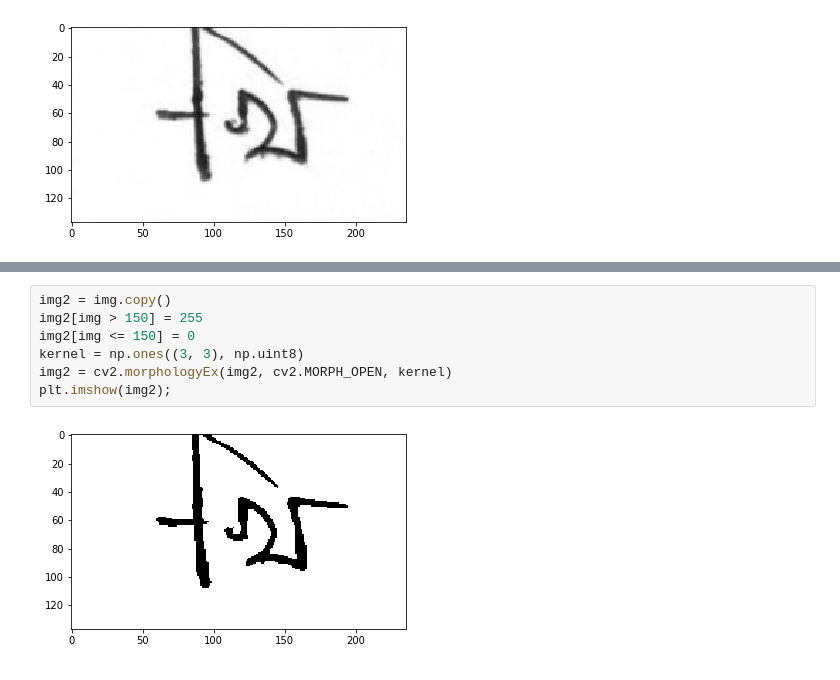
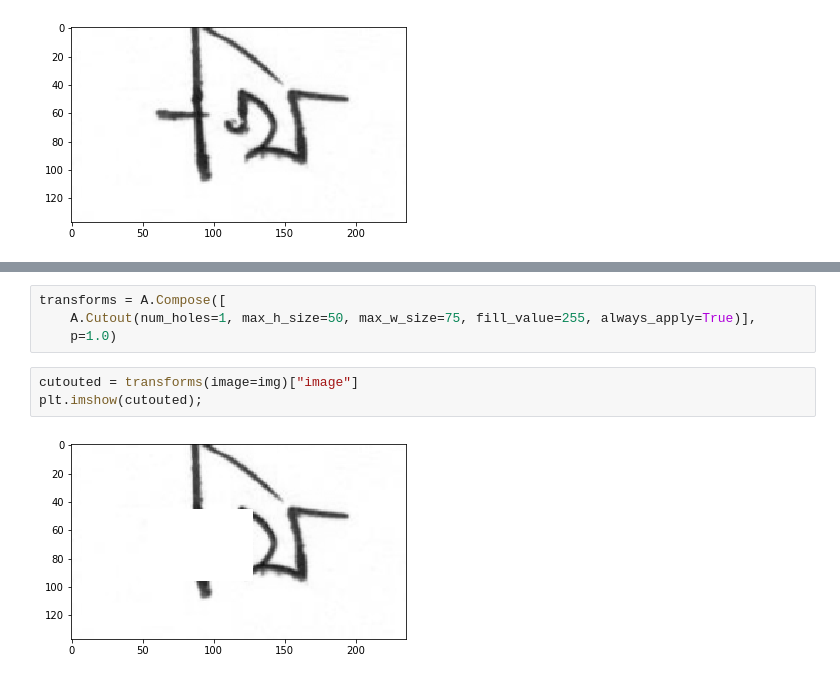
Before and after one commit to koukyo1994/kaggle-bengali-ai, a Jupyter notebook: notebook/EDA-color-reduction.ipynb, the cells around one changed output, grey strips where cells are left out. Cells and saved outputs as stored; diff of their text form.

```diff
--- a/notebook/EDA-color-reduction.ipynb
+++ b/notebook/EDA-color-reduction.ipynb
@@ -34,9 +30,9 @@ plt.show()
-# %%
-img2 = img.copy()
-img2[img > 150] = 255
-img2[img <= 150] = 0
-kernel = np.ones((3, 3), np.uint8)
-img2 = cv2.morphologyEx(img2, cv2.MORPH_OPEN, kernel)
-plt.imshow(img2);
-# %% [output]
-[figure, removed]
+# %%
+transforms = A.Compose([
+    A.Cutout(num_holes=1, max_h_size=50, max_w_size=75, fill_value=255, always_apply=True)],
+    p=1.0)
+# %%
+cutouted = transforms(image=img)["image"]
+plt.imshow(cutouted);
+# %% [output]
+[figure, added]
```
Also changed, not shown: parts of 2 cells of this notebook.
